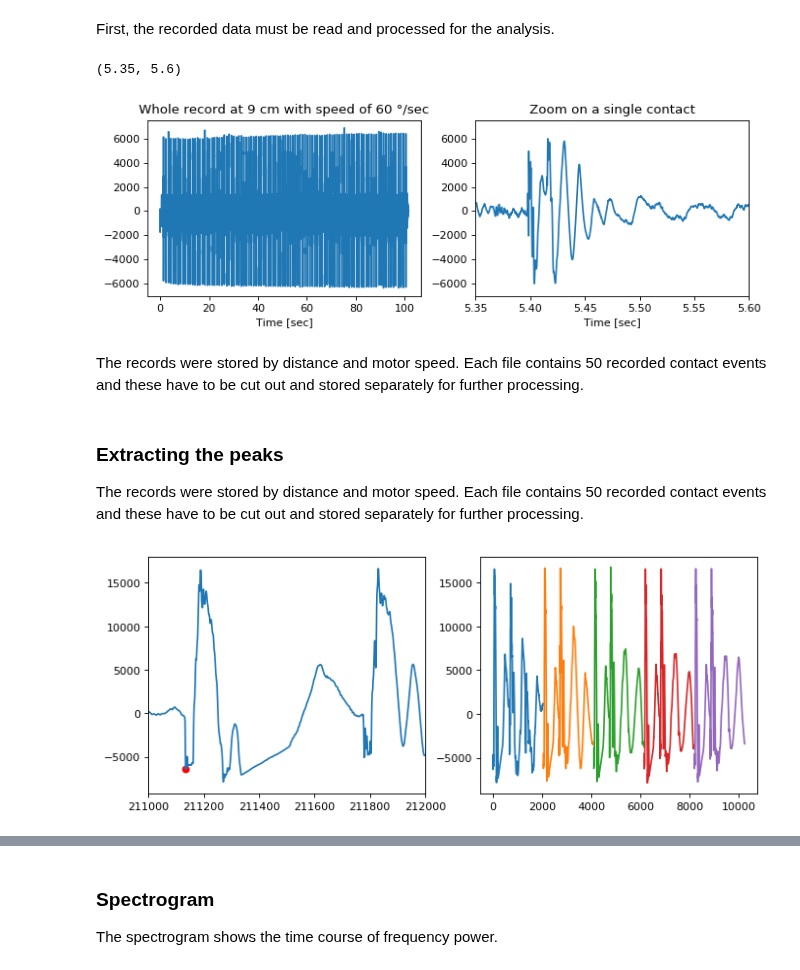
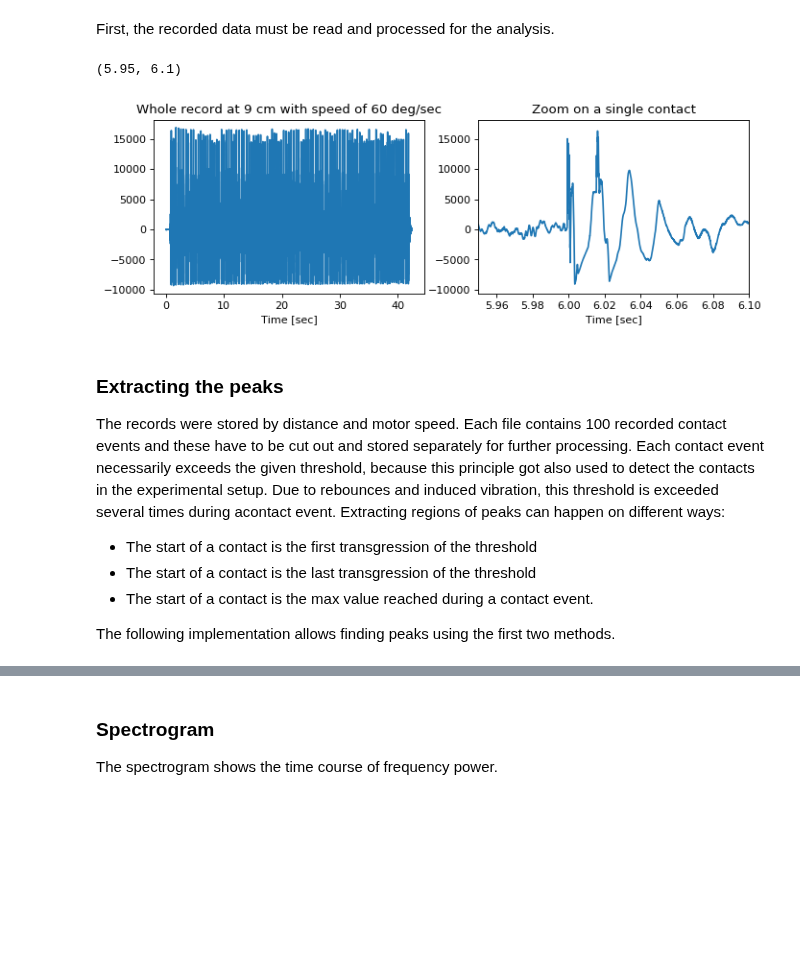
Before and after one commit to LucaHermes/PiezoAntenna, a Jupyter notebook: Piezo Antenna.ipynb, the cells around one changed output, grey strips where cells are left out. Drawn from its saved outputs; the diff is of its cells as text; code cells hidden in the pictures; blank space fills up the shorter version.

Commit message:
refactor processing

```diff
--- a/Piezo Antenna.ipynb
+++ b/Piezo Antenna.ipynb
@@ -36,7 +36,7 @@ import os
 import re
 
 
-FRAMERATE = 0
+FRAMERATE = 0    # init framerate (gets assigned when wav files are read)
 
 # load and prepare the data
 data_dir = 'data'
@@ -49,46 +49,49 @@ def samples_to_time(num_samples):
     '''
     return np.array(range(num_samples)) / 44100.
 
 # search folder for wav files
 id = 0
 for f in files:
     if '.wav' not in f:
         continue
     fs, data = wav.read(os.path.join(data_dir, f))
     FRAMERATE = fs
     # parse integers from filename (distance, speed, material)
     decoded_classes = [ int(s) for s in re.findall(r'-?\d+', f) ]
     # put the data into the DataFrame
     rawdata = rawdata.append(dict(
-        { 'id'       : id,
-          'record'   : data,
+        { 'record'   : data,
           'distance' : decoded_classes[0],
           'speed'    : decoded_classes[1] }), ignore_index=True)
     id += 1
 
 N_CLASSES = len(rawdata)
+rawdata = rawdata.sort_values(by=['distance','speed'])
+rawdata['id'] = range(len(rawdata))
 rawdata = rawdata.set_index('id', drop=True)
-
 plt.figure(num=None, figsize=(10, 3), dpi=80)
 
 plt.subplot(1, 2, 1)
 plt.plot(samples_to_time(len(rawdata['record'][13])),rawdata['record'][13])
 plt.xlabel("Time [sec]")
-plt.title("Whole record at 9 cm with speed of 60 °/sec")
+plt.title("Whole record at 9 cm with speed of 60 deg/sec")
 plt.subplot(1, 2, 2)
 plt.xlabel("Time [sec]")
 plt.title("Zoom on a single contact")
 plt.plot(samples_to_time(len(rawdata['record'][13])),rawdata['record'][13])
-plt.xlim((5.35, 5.6))
+plt.xlim((5.95, 6.1))
 # %% [output]
-(5.35, 5.6)
+(5.95, 6.1)
-[figure, old version]
+[figure, new version]
-# %% [markdown]
-The records were stored by distance and motor speed. Each file contains 50 recorded contact events and these have to be cut out and stored separately for further processing.
-# %% [markdown]
-### Extracting the peaks
-
-The records were stored by distance and motor speed. Each file contains 50 recorded contact events and these have to be cut out and stored separately for further processing.
+# %% [markdown]
+### Extracting the peaks
+
+The records were stored by distance and motor speed. Each file contains 100 recorded contact events and these have to be cut out and stored separately for further processing. Each contact event necessarily exceeds the given threshold, because this principle got also used to detect the contacts in the experimental setup. Due to rebounces and induced vibration, this threshold is exceeded several times during acontact event. Extracting regions of peaks can happen on different ways:
+ - The start of a contact is the first transgression of the threshold
+ - The start of a contact is the last transgression of the threshold
+ - The start of a contact is the max value reached during a contact event.
+
+The following implementation allows finding peaks using the first two methods.
 # %%
 EXPECTED_CONTACTS = 100
 THRESHOLD = 5000
@@ -96,6 +99,7 @@ FRAGMENT_SIZE = 2048
 SAMPLES_BETWEEN_CONTACTS = 4410
 
 data = rawdata
+
 
 def find_peaks(x, method='last_peaks'):
     above_th = pd.Series(x) > THRESHOLD
@@ -112,31 +116,9 @@ def find_peaks(x, method='last_peaks'):
 
     return peaks
 
-def extract_peaks(d):
-    peaks = find_peaks(d.abs(), method='first_peaks')
+def extract_peaks(d, peaks):
     idx_peaks = pd.Index(peaks)
     contacts = []
     for c_idx in peaks:
         contacts.append(d[c_idx:c_idx + FRAGMENT_SIZE].tolist())
     return contacts
-
-
-for i in range(N_CLASSES):
-    d = pd.Series(data['record'][i])
-    data.at[i, 'contacts'] = 0
-    data['contacts'] = data['contacts'].astype(object)
-    data.at[i, 'contacts'] = np.array(extract_peaks(d))
-
-
-plt.figure(num=None, figsize=(10, 4), dpi=80)
-plt.subplot('121')
-last_series = data['record'][len(data['record'])-1]
-plt.plot(last_series)
-plt.scatter(peaks, [ last_series[i] for i in peaks ], color='r')
-plt.xlim((211000, 212000))
-plt.subplot('122')
-for i in range(5):
-    xs = range(FRAGMENT_SIZE*(i),FRAGMENT_SIZE*(i+1))
-    plt.plot(xs, last_series[peaks[i]:peaks[i] + FRAGMENT_SIZE])
-# %% [output]
-[figure, removed]
```
Also changed, not shown: parts of 8 cells of this notebook.
